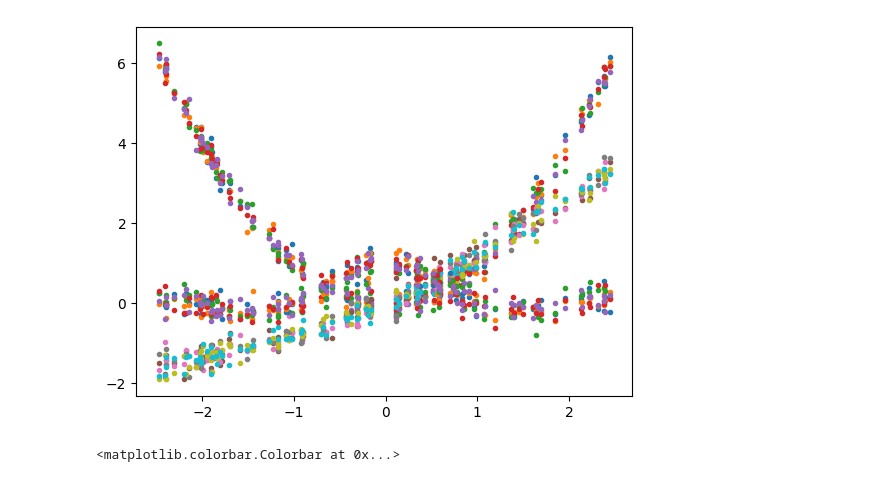
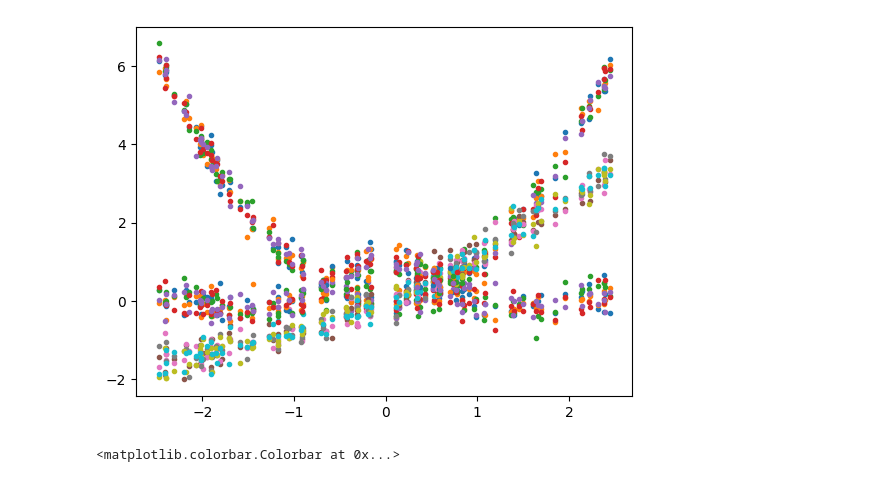
Before and after one commit to reinhart-group/sparsenn, a Jupyter notebook: examples/multi_task_learning.ipynb, the cells around one changed output. Drawn from its saved outputs; the diff is of its cells as text; code cells hidden in the pictures.

```diff
--- a/examples/multi_task_learning.ipynb
+++ b/examples/multi_task_learning.ipynb
@@ -34,35 +34,36 @@ task_list = [
     sinc_activation,
     sinc_activation,
     sinc_activation,
     sinc_activation,
     sinc_activation,
 ]
 
 input_dim = 1
 
 # generate data
 np.random.seed(0)
 x_train = (np.random.rand(100, input_dim) - 0.5) * 5.0
 x_valid = (np.random.rand(50, input_dim) - 0.5) * 5.0
 
-delta_mag = 0.2
+delta_mag = 0.25
+missing_frac = 0.20
 
 y_train = np.zeros([x_train.shape[0], 0])
 y_valid = np.zeros([x_valid.shape[0], 0])
 for task in task_list:
     y_train = np.hstack([y_train, task(x_train) + np.random.randn(x_train.shape[0], x_train.shape[1]) * delta_mag])
     y_valid = np.hstack([y_valid, task(x_valid) + np.random.randn(x_valid.shape[0], x_valid.shape[1]) * delta_mag])
 
 x_train = torch.tensor(x_train).float()
 y_train = torch.tensor(y_train).float()
 
 x_valid = torch.tensor(x_valid).float()
 y_valid = torch.tensor(y_valid).float()
 
 for i in range(y_train.shape[1]):
     plt.plot(x_train, y_train[:, i], '.')
 # %% [output]
-[figure, old version]
+[figure, new version]
 # %%
 im = plt.imshow(np.corrcoef(y_train.T), 'RdBu_r', vmin=-1, vmax=1)
 plt.colorbar(im)
```
Also changed, not shown: parts of 13 cells of this notebook, 14 other files.
